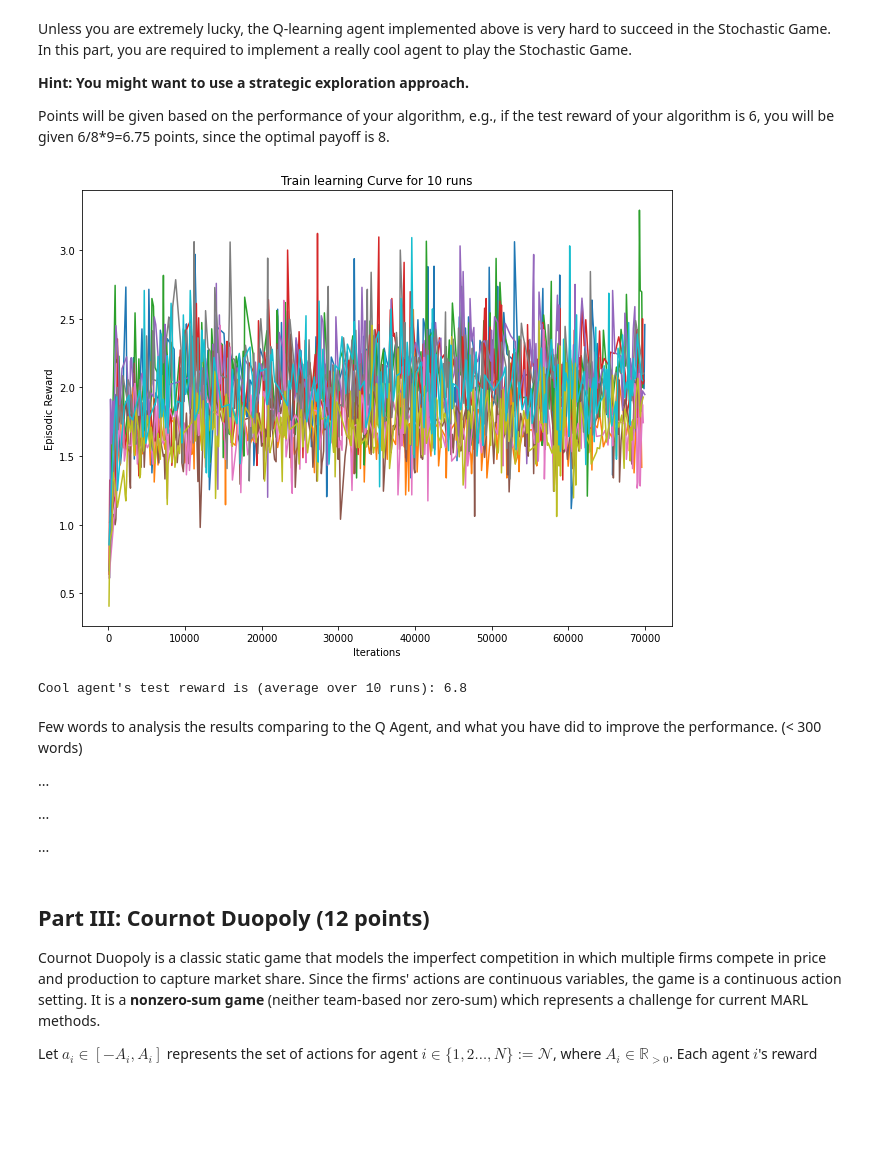
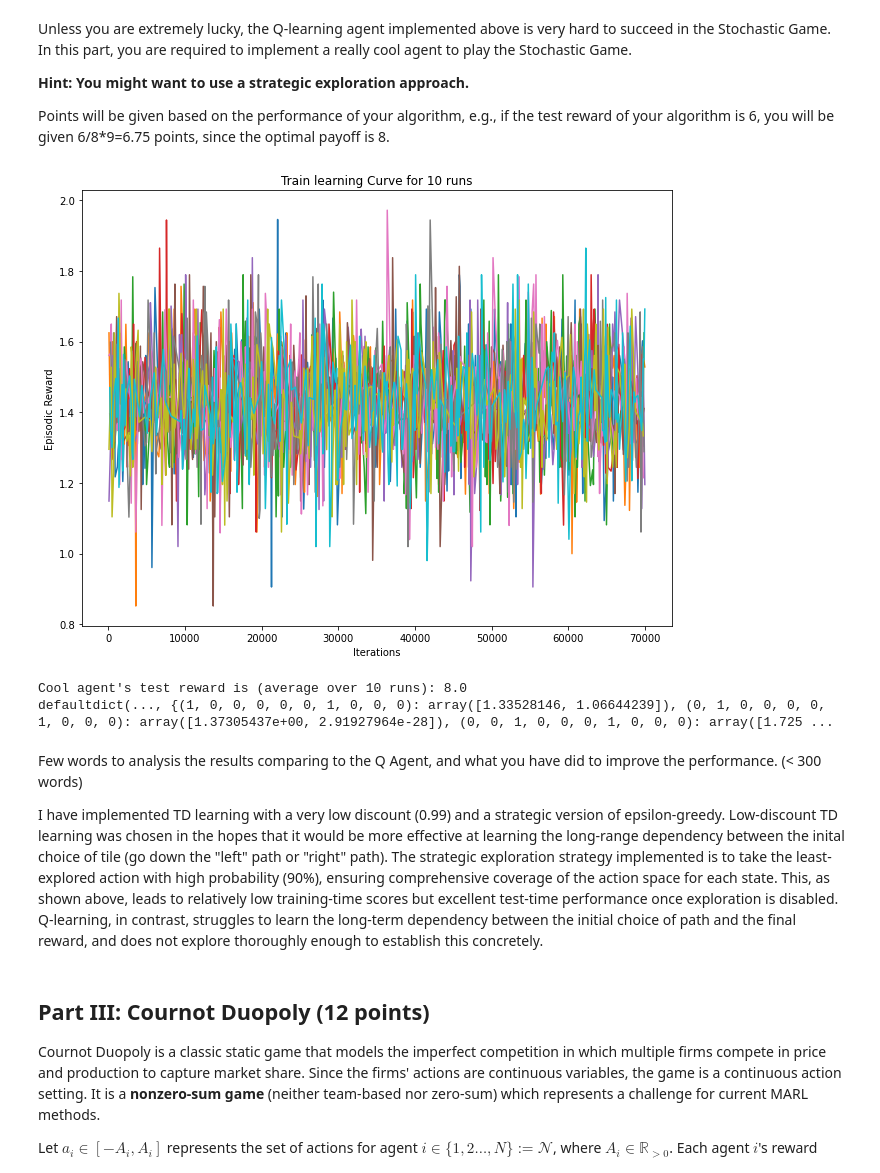
Before and after one commit to benjisidi/maai-assignment-1, a Jupyter notebook: COMP0124_MAAI_2021_Individual_CW.ipynb, the cells around one changed output. Drawn from its saved outputs; the diff is of its cells as text; code cells hidden in the pictures; blank space fills up the shorter version.

Commit message:
q-learning fixed and stochastic game solved

```diff
--- a/COMP0124_MAAI_2021_Individual_CW.ipynb
+++ b/COMP0124_MAAI_2021_Individual_CW.ipynb
@@ -552,7 +552,7 @@ class QAgent(BaseQAgent):
             ########### END TODO #####################################################
         else:
             ########### TODO:Implement Q-Learning (Q updating) (1 point) ###########
-            self.Q[observation] += self.phi * (reward + self.gamma * V - Q)
+            self.Q[observation] += (1-self.phi)*self.Q[observation] + self.phi * (reward + self.gamma * np.max(self.Q[next_observation]))
             ########### END TODO #####################################################
         self.update_policy(observation, action)
         self.epoch += 1
@@ -680,29 +680,12 @@ class CoolAgent(BaseQAgent):
         self.actions_taken = []
         self.visited = []
 
-#         self.name = name
-#         self.action_num = action_num
-#         self.episilon = episilon
-#         self.gamma = gamma
-#         self.phi = phi
-#         self.epoch = 0
-#         self.Q = None
-
     def done(self):
         self.actions_taken = []
         self.observed_rewards = []
         self.visited = []
 
     def get_discounted_vals(self):
-        # WRONG: re-calculate discounts for each step! Avg w/ old method: 6.92/6.50/6.32
-#         multipliers = np.array([self.gamma ** i for i, x in enumerate(self.observed_rewards)])
-#         discounted_returns = np.array(self.observed_rewards) * multipliers
-#         new_values = np.zeros_like(discounted_returns)
-#         cumulative_reward = 0
-#         for i in np.arange(len(new_values)-1, -1, -1):
-#             cumulative_reward += discounted_returns[i]
-#             new_values[i] = cumulative_reward
-#         return new_values
         new_values = np.zeros_like(self.observed_rewards)
         observed_rewards = copy(self.observed_rewards)
         i = 0
@@ -724,6 +707,9 @@ class CoolAgent(BaseQAgent):
         else:
             return np.argmax(self.V[observation])
 
+    def show(self):
+        print(self.V)
+
     @abstractmethod
     def update(self, observation, action, reward, next_observation, done):
         self.visited.append(observation)
@@ -748,7 +734,7 @@ class CoolAgent(BaseQAgent):
 agent_num = 2
 action_num = 2
 
-runs = 100
+runs = 10
 # store data for each run
 train_cool_recorded_episodes_log = []
 train_cool_recorded_episode_reward_log = []
@@ -762,7 +748,7 @@ for i in tqdm(range(runs)):
   agents = []
   env = StochasticGame()
   for i in range(agent_num):
-      agent = CoolAgent(action_num=action_num, gamma=0.99, episilon=0.2)
+      agent = CoolAgent(action_num=action_num, gamma=0.99, episilon=0.9)
       agents.append(agent)
 
   ####################################### TRAINING #######################################
@@ -789,30 +775,29 @@ for i in tqdm(range(runs)):
 # %%
 ####################################### TRAINING #######################################
 fig = plt.figure(figsize=(9, 7))
 ax = fig.add_subplot(111)
 
 for i in range(runs):
   ax.plot(train_cool_recorded_episodes_log[i], train_cool_recorded_episode_reward_log[i], label=f'run {i+1}')
 ax.set_title(f"Train learning Curve for {runs} runs")
 ax.set_ylabel("Episodic Reward")
 ax.set_xlabel("Iterations")
 # ax.legend(loc="lower right") DEBUG - large no of runs
 plt.tight_layout()
 plt.show()
 
 ####################################### TESTING #######################################
 print(f'Cool agent\'s test reward is (average over {runs} runs):', np.mean(test_cool_recorded_episode_reward_log))
+cool_agents[0].show()
 # %% [output]
-[figure, old version]
+[figure, new version]
-Cool agent's test reward is (average over 10 runs): 6.8
+Cool agent's test reward is (average over 10 runs): 8.0
+defaultdict(..., {(1, 0, 0, 0, 0, 0, 1, 0, 0, 0): array([1.33528146, 1.06644239]), (0, 1, 0, 0, 0, 0, 1, 0, 0, 0): array([1.37305437e+00, 2.91927964e-28]), (0, 0, 1, 0, 0, 0, 1, 0, 0, 0): array([1.725 ...
-# %% [markdown]
-Few words to analysis the results comparing to the Q Agent, and what you have did to improve the performance. (< 300 words)
-
-...
-
-...
-
-...
+# %% [markdown]
+Few words to analysis the results comparing to the Q Agent, and what you have did to improve the performance. (< 300 words)
+
+
+I have implemented TD learning with a very low discount (0.99) and a strategic version of epsilon-greedy. Low-discount TD learning was chosen in the hopes that it would be more effective at learning the long-range dependency between the inital choice of tile (go down the "left" path or "right" path). The strategic exploration strategy implemented is to take the least-explored action with high probability (90%), ensuring comprehensive coverage of the action space for each state. This, as shown above, leads to relatively low training-time scores but excellent test-time performance once exploration is disabled. Q-learning, in contrast, struggles to learn the long-term dependency between the initial choice of path and the final reward, and does not explore thoroughly enough to establish this concretely.
 # %% [markdown]
 ## Part III: Cournot Duopoly (12 points)
 
```
Also changed, not shown: parts of 3 cells of this notebook, 2 other files.
